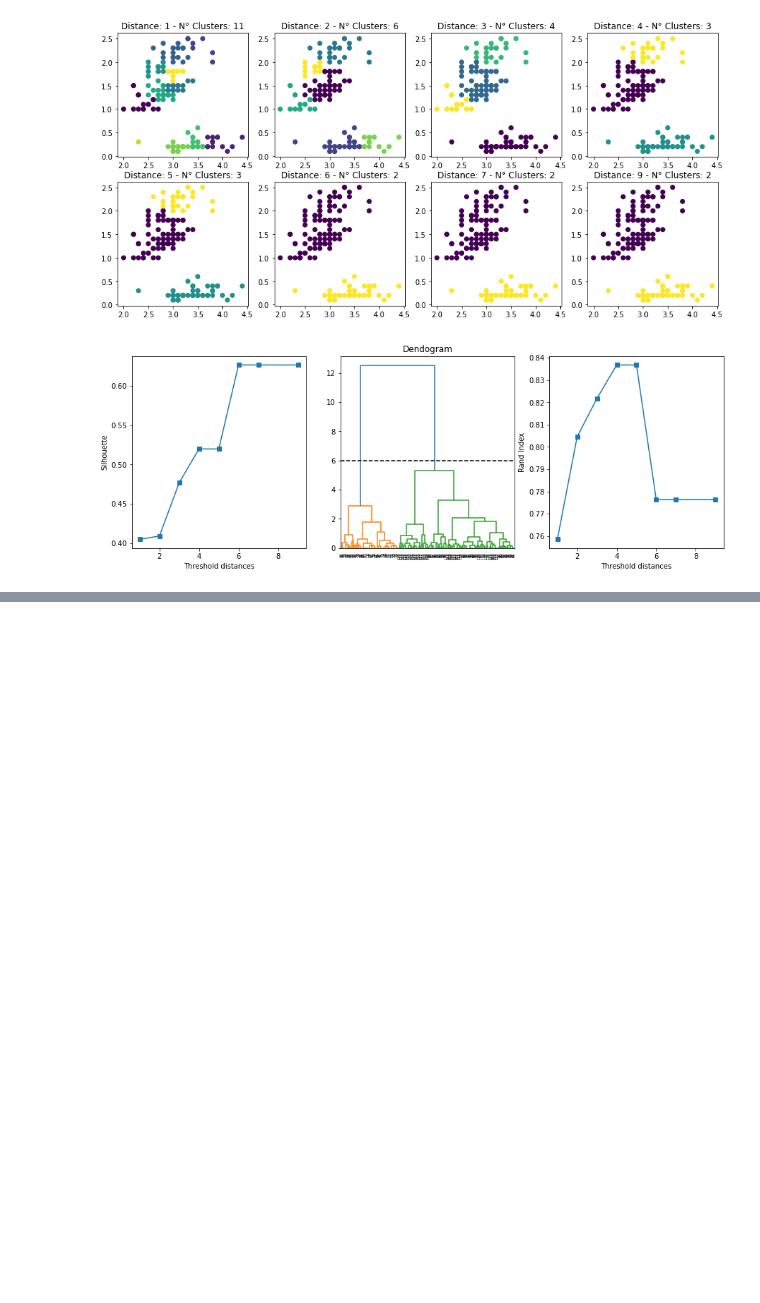
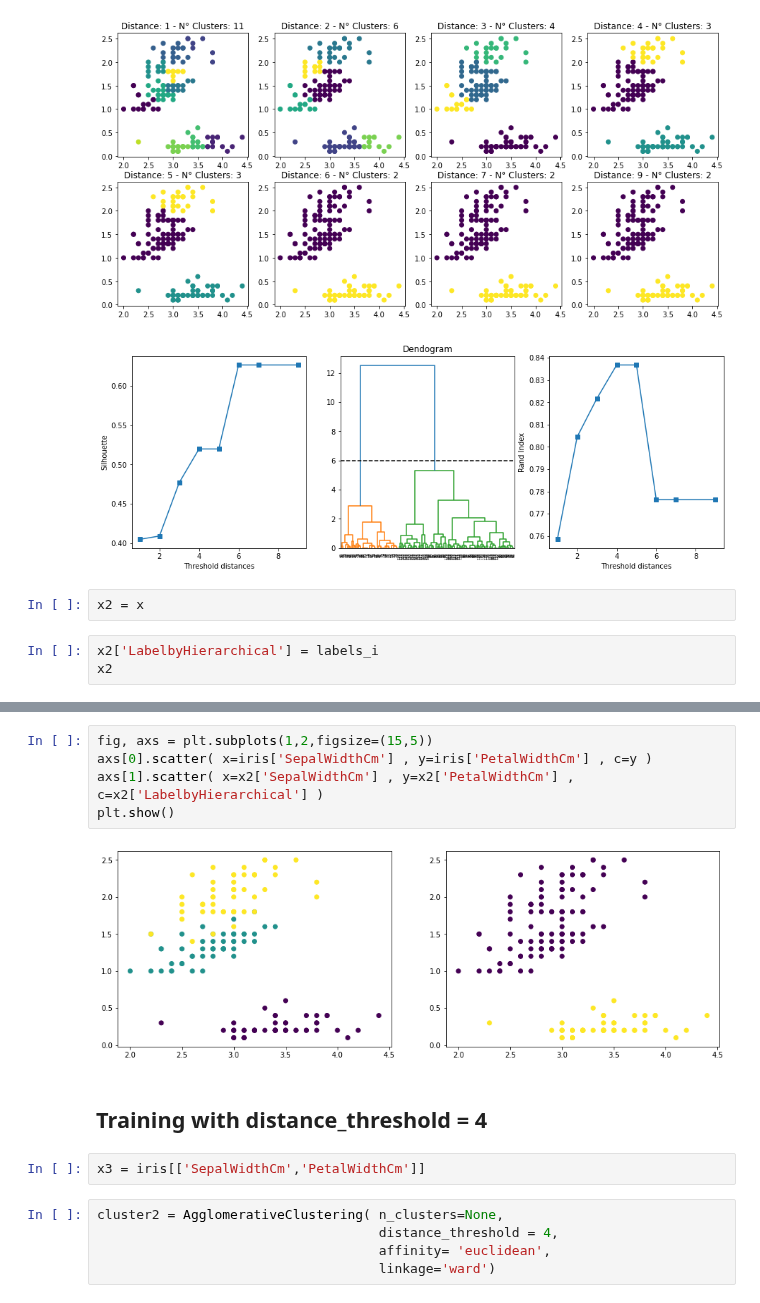
Before and after one commit to BlasFerreira/Machine_Learning, a Jupyter notebook: Unsupervised/1_Clustering/2-Hierarchical/1_iris_case/Iris_case_Hierarchical.ipynb, the cells around one changed output, grey strips where cells are left out. Cells and saved outputs as stored; diff of their text form; blank space fills up the shorter version.

Commit message:
Hierarchical

```diff
--- a/Unsupervised/1_Clustering/2-Hierarchical/1_iris_case/Iris_case_Hierarchical.ipynb
+++ b/Unsupervised/1_Clustering/2-Hierarchical/1_iris_case/Iris_case_Hierarchical.ipynb
@@ -181,3 +181,8 @@ plt.show()
 [figure]
 [figure]
 [figure]
+# %%
+x2 = x
+# %%
+x2['LabelbyHierarchical'] = labels_i
+x2
@@ -183,0 +203,16 @@ plt.show()
+# %%
+fig, axs = plt.subplots(1,2,figsize=(15,5))
+axs[0].scatter( x=iris['SepalWidthCm'] , y=iris['PetalWidthCm'] , c=y )
+axs[1].scatter( x=x2['SepalWidthCm'] , y=x2['PetalWidthCm'] , c=x2['LabelbyHierarchical'] )
+plt.show()
+# %% [output]
+[figure, added]
+# %% [markdown]
+## Training with distance_threshold = 4
+# %%
+x3 = iris[['SepalWidthCm','PetalWidthCm']]
+# %%
+cluster2 = AgglomerativeClustering( n_clusters=None,
+                                    distance_threshold = 4,
+                                    affinity= 'euclidean',
+                                    linkage='ward')
```
Also changed, not shown: parts of 4 cells of this notebook.
